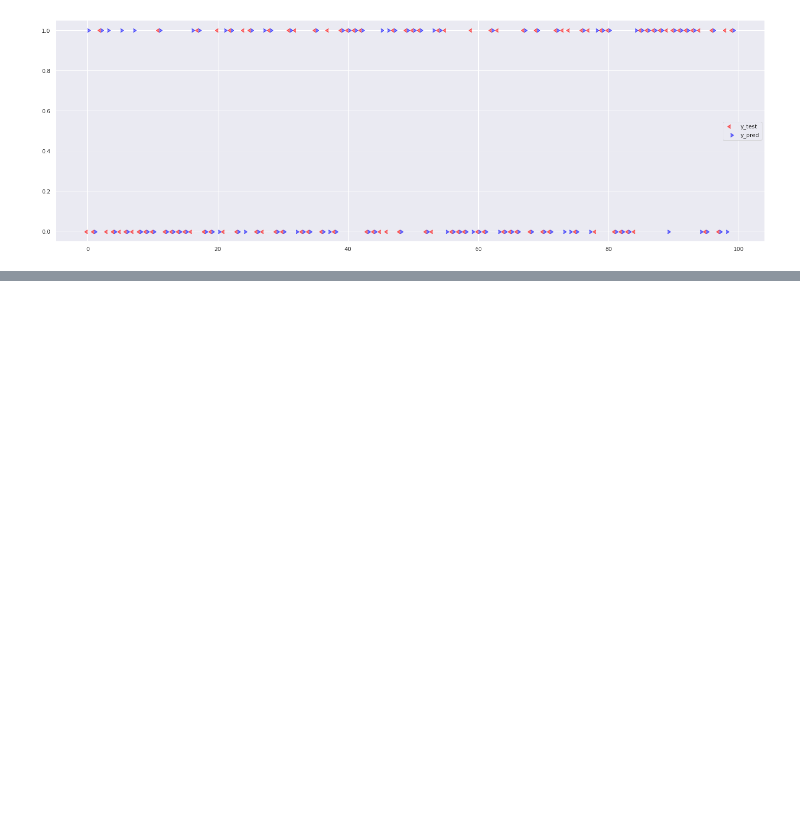
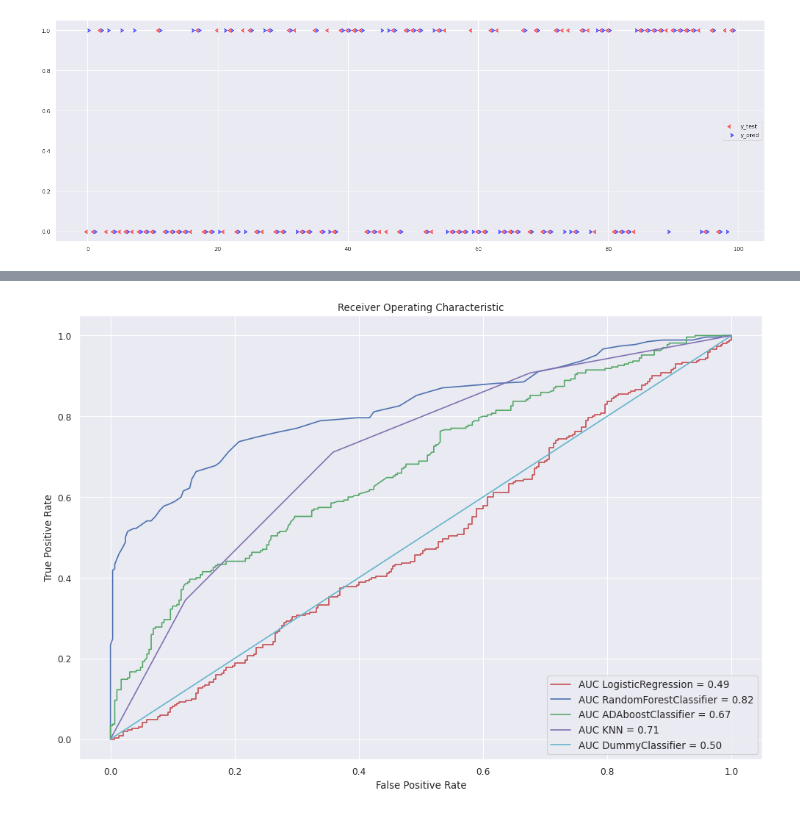
Before and after one commit to AgustinBaffo/CEIA, a Jupyter notebook: 07 - Machine Learning/3_BinaryClassifier.ipynb, the cells around one changed output, grey strips where cells are left out. Cells and saved outputs as stored; diff of their text form; code cells hidden in the pictures; blank space fills up the shorter version.

```diff
--- a/07 - Machine Learning/3_BinaryClassifier.ipynb
+++ b/07 - Machine Learning/3_BinaryClassifier.ipynb
@@ -231,8 +232,8 @@ def train_models(X_train_, y_train_, X_cv_, y_cv_, features_selection='',add_dum
 
     return model_list
 # %%
-model_list_rfe = train_models(X_train_rfe, y_train, X_cv_rfe, y_cv, features_selection='RFE', add_dummy=True)
-model_list_pca = train_models(X_train_pca, y_train, X_cv_pca, y_cv, features_selection='PCA')
+model_list_rfe = train_models(X_train_rfe, y_train, X_cv_rfe, y_cv, features_selection='RFE')
+model_list_pca = train_models(X_train_pca, y_train, X_cv_pca, y_cv, features_selection='PCA', add_dummy=True)
 
 model_list = model_list_pca+model_list_rfe
 # %% [markdown]
@@ -563,0 +587,15 @@ plt.legend()
+# %%
+# Select models to plot and store it in new df
+plot_models = models_df.loc[models_df['features_selection'] == 'PCA'][['name','features_selection','model']]
+plot_models = plot_models[plot_models.name != 'SGDClassifier_hinge']
+plot_models = plot_models[plot_models.name != 'SGDClassifier_squared_hinge']
+plot_models = plot_models[plot_models.name != 'DecisionTreeClassifier']
+plot_models = plot_models.append(models_df.loc[models_df['name'] == 'DummyClassifier'][['name','features_selection','model']])
+
+nnet_model= models_df.loc[(models_df['name'] == 'NeuralNetwork') & (models_df['scaled'] == True)]['model']
+# plot_models = plot_models.append(models_df.loc[(models_df['name'] == 'NeuralNetwork') & (models_df['scaled'] == True)][['name','features_selection','model']])
+
+
+X_test_trf_pca = pca.transform(X_test)
+
+plot_models
@@ -563,0 +609,28 @@ plt.legend()
+# %%
+figure(figsize=(15, 10), dpi=80)
+# Set plot
+plt.title('Receiver Operating Characteristic')
+plt.ylabel('True Positive Rate')
+plt.xlabel('False Positive Rate')
+
+# # Add identity line (no needed)
+# plt.plot([0, 1], [0, 1],'r--')
+# plt.xlim([0, 1])
+# plt.ylim([0, 1])
+
+
+colors = ['r','b','g','m','c']
+
+for model,name,color in zip(plot_models.model,plot_models.name,colors):
+  # Calculate the fpr and tpr for all thresholds of the classification
+  probs = model.predict_proba(X_test_trf_pca)
+  preds = probs[:,1]
+  fpr, tpr, threshold = metrics.roc_curve(y_test, preds)
+  roc_auc = metrics.auc(fpr, tpr)
+
+  plt.plot(fpr, tpr, color, label = 'AUC %s = %0.2f' % (name,roc_auc))
+
+plt.legend(loc = 'lower right', fontsize=12)
+plt.show()
+# %% [output]
+[figure, added]
```
Also changed, not shown: parts of 4 cells of this notebook.
